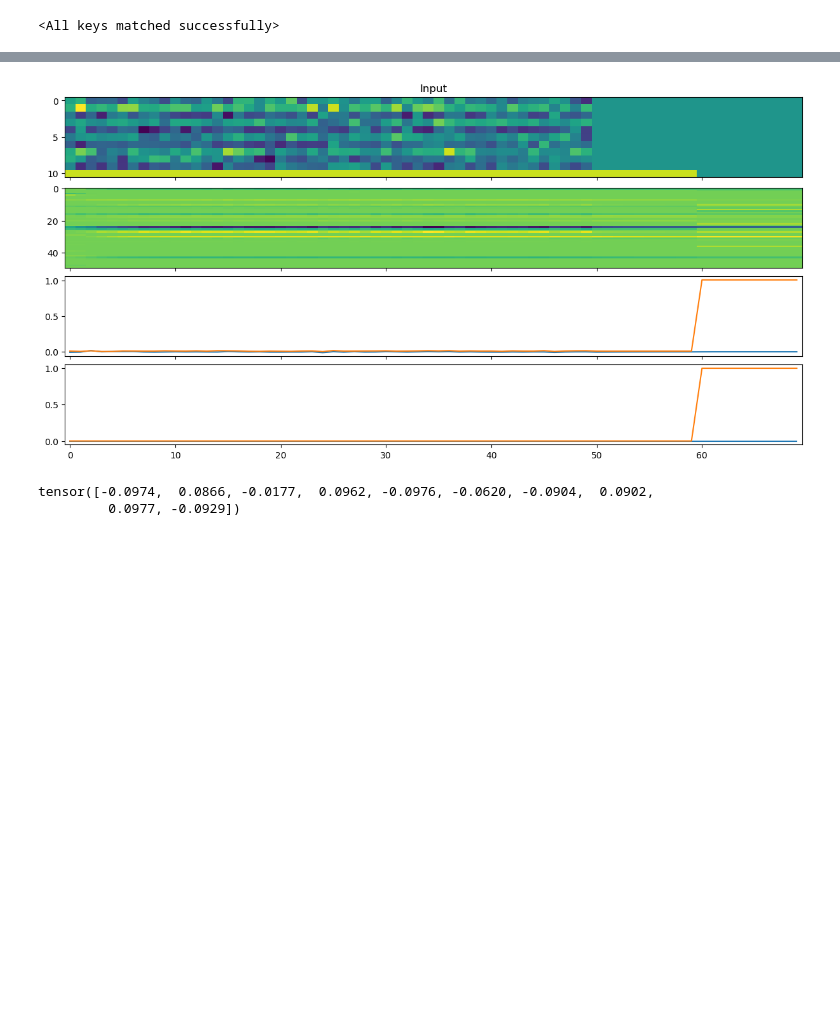
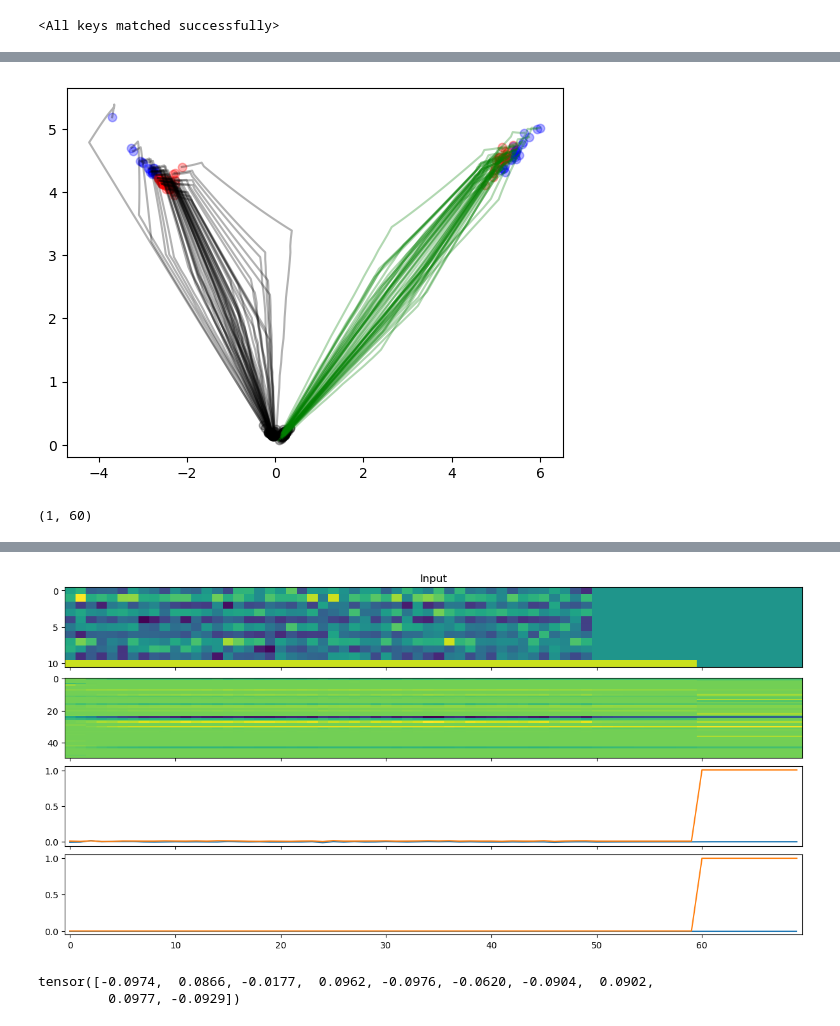
Before and after one commit to landoskape/mcn2024-psets, a Jupyter notebook: intrinsic-excitability/task.ipynb, the cells around one changed output, grey strips where cells are left out. Drawn from its saved outputs; the diff is of its cells as text; code cells hidden in the pictures; blank space fills up the shorter version.

```diff
--- a/intrinsic-excitability/task.ipynb
+++ b/intrinsic-excitability/task.ipynb
@@ -74,8 +34,8 @@ KeyboardInterrupt:
 # %%
 # Load trained model and results
 
-jobid = 33
-model_index = 9
+jobid = 44
+model_index = 3
 model, results, init_model = load_job(jobid, model_index=model_index, init=True)
 
 args = results["args"]
@@ -102,13 +62,20 @@ elif args["network_type"] == "Tau":
     model_constructor = models.TauRNN
 elif args["network_type"] == "Full":
     model_constructor = models.FullRNN
+elif args["network_type"] == "Intrinsic":
+    model_constructor = models.IntrinsicRNN
 else:
     raise ValueError("Unknown network type")
 
+
+kwargs = dict(
+    gainfun=args["gainfun"],
+    taufun=args["taufun"],
+    tauscale=args["tauscale"],
+)
 if args["network_type"] != "Full":
-    kwargs = dict(input_rank=args["input_rank"], recurrent_rank=args["recurrent_rank"])
-else:
-    kwargs = {}
+    kwargs["input_rank"] = args["input_rank"]
+    kwargs["recurrent_rank"] = args["recurrent_rank"]
 
 net = model_constructor(
     task.input_dimensionality(),
@@ -121,11 +88,10 @@ net.load_state_dict(model)
 # %% [output]
 <All keys matched successfully>
 # %%
-X, target, params = task.generate_data(1000, sigma=0.1, source_floor=1.0)
+X, target, params = task.generate_data(10000, sigma=0.1, source_floor=1.0)
 output, hidden = net(X, return_hidden=True)
 output = output.detach()
 
 all_hidden = np.array(hidden.view(-1, hidden.size(2)).detach()).T
-
-rm = Rastermap(n_PCs=100, n_clusters=20, locality=0.75, time_lag_window=1).fit(all_hidden, compute_X_embedding=False)
-isort = rm.isort
+pca = PCA(n_components=4).fit(all_hidden.T)
+isort = torch.tensor(np.argsort(pca.components_[0]))
@@ -142,3 +98,28 @@ isort = rm.isort
+# %%
+ibatch = 0
+
+# task.decision_time =
+X, target, params = task.generate_data(100, source_floor=0.0, source_strength=0.5)
+output, hidden = net(X, return_hidden=True)
+output = output.detach()
+
+context_idx = params["context_idx"]
+labels = params["labels"]
+
+pc_hidden = hidden.detach().numpy() @ pca.components_.T[:, [0, 1]]
+fig = plt.figure()
+plt.plot(pc_hidden[context_idx==0, :, 0].T, pc_hidden[context_idx==0, :, 1].T, c='k', alpha=0.3)
+plt.plot(pc_hidden[context_idx==1, :, 0].T, pc_hidden[context_idx==1, :, 1].T, c='g', alpha=0.3)
+plt.scatter(pc_hidden[:, 0, 0], pc_hidden[:, 0, 1], c='k', alpha=0.3)
+plt.scatter(pc_hidden[labels==0, -1, 0], pc_hidden[labels==0, -1, 1], c='b')
+plt.scatter(pc_hidden[labels==1, -1, 0], pc_hidden[labels==1, -1, 1], c='r')
+plt.show()
+# %% [output]
+[figure, added]
+# %%
+pc_hidden[:, :, 0].shape
+# %% [output]
+(1, 60)
 # %%
 ibatch = 0
 
```
Also changed, not shown: parts of 5 cells of this notebook, 2 other files.
